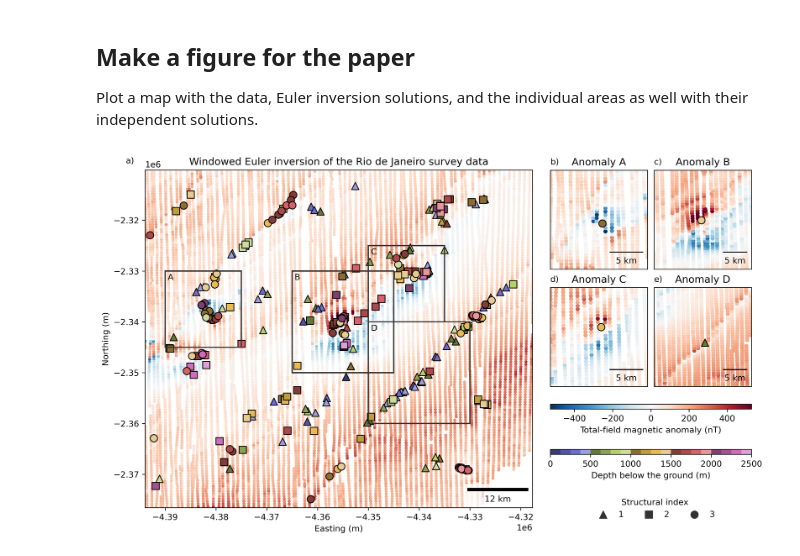
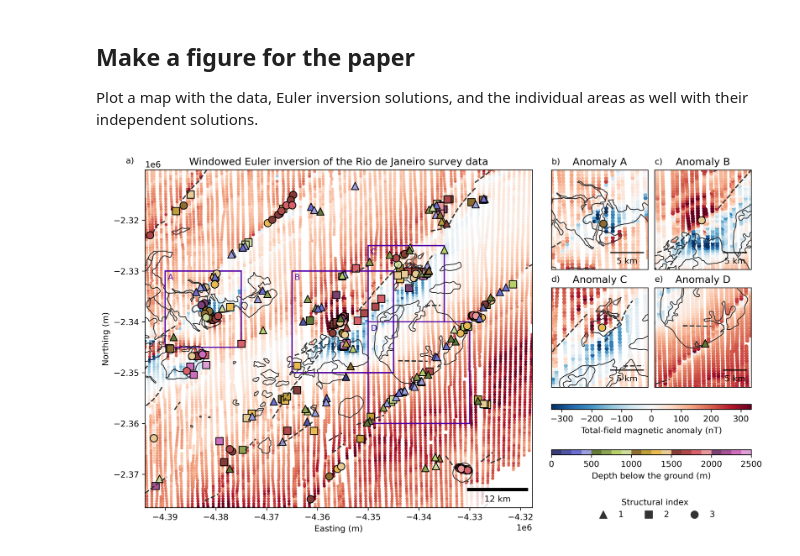
Before and after one commit to compgeolab/euler-inversion, a Jupyter notebook: code/real-data-application.ipynb, the cells around one changed output. Drawn from its saved outputs; the diff is of its cells as text; code cells hidden in the pictures.

Commit message:
Separate processed and raw data and add geology to Rio results

```diff
--- a/code/real-data-application.ipynb
+++ b/code/real-data-application.ipynb
@@ -23,7 +24,7 @@ warnings.filterwarnings("ignore")
 
 Load the processed magnetic data from a CSV file (see `real-data-preparation.ipynb`).
 # %%
-data_dir = Path("..") / "data"
+data_dir = Path("..") / "data" / "processed"
 # %%
 data = pd.read_csv(data_dir / "rio-de-janeiro-magnetic.csv")
 data
@@ -67,3 +66,9 @@ Coordinates:
+# %%
+projection = pyproj.CRS(proj="merc", lat_ts=data.latitude.mean())
+geology = gpd.read_feather(data_dir / "rio-de-janeiro-geology.feather").to_crs(
+    projection
+)
+dikes = gpd.read_feather(data_dir / "rio-de-janeiro-dikes.feather").to_crs(projection)
 # %% [markdown]
 ## Run Euler inversion
 
@@ -121,7 +126,9 @@ for area in areas:
     candidates = []
     for si in [1, 2, 3]:
         candidates.append(
-            euler.EulerInversion(structural_index=si).fit(coordinates, euler_data, weights=weights)
+            euler.EulerInversion(structural_index=si).fit(
+                coordinates, euler_data, weights=weights
+            )
         )
     misfits = [ei.data_misfit_[1] for ei in candidates]
     best = candidates[np.argmin(misfits)]
@@ -143,14 +150,20 @@ Plot a map with the data, Euler inversion solutions, and the individual areas as
 fig = plt.figure(figsize=(11, 6.3), layout="constrained")
 figures = fig.subfigures(1, 2, width_ratios=[2, 1])
 
-ax = figures[0].subplots(1, 1)
-scale = np.percentile(np.abs(data.total_field_anomaly_nT), 99.9)
+# Reduce the data a bit to make it nicer in the plot and avoid oversampling
+# along flight lines
 block_coords, block_mag = vd.BlockReduce(np.median, spacing=500).filter(
     (data.easting_m, data.northing_m), data.total_field_anomaly_nT
 )
-tmp_data = ax.scatter(
-    *block_coords, s=7, c=block_mag, vmin=-scale, vmax=scale, cmap="RdBu_r"
-)
+percentile = 99
+# Get the min-max scale for the data colorbar
+scale = np.percentile(np.abs(block_mag), percentile)
+
+# Markers used for each SI value
+markers = {1: "^", 2: "s", 3: "o"}
+
+# Full data and main results
+ax = figures[0].subplots(1, 1)
 ax.set_title("Windowed Euler inversion of the Rio de Janeiro survey data")
 ax.text(-0.05, 1.02, "a)", transform=ax.transAxes)
 ax.set_aspect("equal")
@@ -158,24 +171,49 @@ ax.set_xlim(data.easting_m.min(), data.easting_m.max())
 ax.set_ylim(data.northing_m.min(), data.northing_m.max())
 ax.set_xlabel("Easting (m)")
 ax.set_ylabel("Northing (m)")
-markers = ["^", "s", "o"]
+# Plot the data
+tmp_data = ax.scatter(
+    *block_coords, s=7, c=block_mag, vmin=-scale, vmax=scale, cmap="RdBu_r"
+)
+# Add rectangles to represent the zoom areas
+for area, name in zip(areas, area_names):
+    box_color = "#5500aa"
+    ax.add_patch(
+        plt.Rectangle(
+            xy=(area[0], area[2]),
+            width=area[1] - area[0],
+            height=area[3] - area[2],
+            fill=None,
+            edgecolor=box_color,
+            linewidth=1.5,
+        )
+    )
+    ax.text(
+        area[0] + 0.5e3, area[3] - 0.5e3, name, verticalalignment="top", color=box_color
+    )
+# Plot the geology
+for category in ["PCP", "K2"]:
+    geology_to_plot = geology[geology["category"] == category]
+    geology_to_plot.plot(ax=ax, color="#00000000", edgecolor="#333333")
+# Plot the Euler inversion solutions
 labels = {}
 size = 75
 vmin, vmax = 0, 2500
-for si, marker in zip([1, 2, 3], markers):
+for si in [2, 3, 1]:
     is_si = euler_windows.structural_indices_ == si
     tmp = ax.scatter(
         *euler_windows.locations_[:2, is_si],
         c=euler_depths[is_si],
         s=size,
-        marker=marker,
+        marker=markers[si],
         vmin=vmin,
         vmax=vmax,
         edgecolors="black",
         linewidths=1,
         cmap="tab20b",
     )
-    labels[si] = ax.scatter([], [], c="#333333", s=size, marker=marker)
+    labels[si] = ax.scatter([], [], c="#333333", s=size, marker=markers[si])
+# Add a scale bar that is the size of the window used for the inversion
 ax.add_artist(
     ScaleBar(
         dx=0.001,
@@ -191,20 +229,13 @@ ax.add_artist(
         scale_formatter=lambda value, unit: f"{value:.0f} {unit}",
     )
 )
+# Plot the dikes on top
+for category in ["Rocha Básica", "Rocha alcalina"]:
+    dikes_to_plot = dikes[dikes["CLASSE_DIQ"] == category]
+    dikes_to_plot = dikes_to_plot[dikes_to_plot.geometry.notnull()]
+    dikes_to_plot.plot(ax=ax, edgecolor="#333333", linestyles="--")
 
-for area, name in zip(areas, area_names):
-    ax.add_patch(
-        plt.Rectangle(
-            xy=(area[0], area[2]),
-            width=area[1] - area[0],
-            height=area[3] - area[2],
-            fill=None,
-            edgecolor="#333333",
-            linewidth=1.5,
-        )
-    )
-    ax.text(area[0] + 0.5e3, area[3] - 0.5e3, name, verticalalignment="top")
-
+# The subareas
 axes = figures[1].subplots(2, 2)
 for area, name, ei, ax, label in zip(
     areas, area_names, area_solutions, axes.ravel(), "bcde"
@@ -214,7 +245,6 @@ for area, name, ei, ax, label in zip(
         (data_area.easting_m, data_area.northing_m), data_area.total_field_anomaly_nT
     )
     ax.scatter(*block_coords, c=block_mag, s=15, vmin=-scale, vmax=scale, cmap="RdBu_r")
-    # ax.set_aspect("equal")
     ax.set_xlim(data_area.easting_m.min(), data_area.easting_m.max())
     ax.set_ylim(data_area.northing_m.min(), data_area.northing_m.max())
     ax.set_title(f"Anomaly {name}")
@@ -225,17 +255,27 @@ for area, name, ei, ax, label in zip(
         labelbottom=False,
         labelleft=False,
     )
+    # Plot the geology
+    for category in ["PCP", "K2"]:
+        geology_to_plot = geology[geology["category"] == category]
+        geology_to_plot.plot(ax=ax, color="#00000000", edgecolor="#333333", aspect=None)
+    for category in ["Rocha Básica", "Rocha alcalina"]:
+        dikes_to_plot = dikes[dikes["CLASSE_DIQ"] == category]
+        dikes_to_plot = dikes_to_plot[dikes_to_plot.geometry.notnull()]
+        dikes_to_plot.plot(ax=ax, edgecolor="#333333", linestyles="--", aspect=None)
+    # Plot the Euler inversion solutions
     ax.scatter(
         *ei.location_[:2],
         c=kn.predict(ei.location_[0:2]) - ei.location_[2],
         s=size,
-        marker=markers[ei.structural_index - 1],
+        marker=markers[ei.structural_index],
         vmin=vmin,
         vmax=vmax,
         edgecolors="black",
         linewidths=1,
         cmap="tab20b",
     )
+    # Add a scale bar
     ax.add_artist(
         ScaleBar(
             dx=1,
@@ -251,6 +291,7 @@ for area, name, ei, ax, label in zip(
     )
     ax.text(0, 1.06, f"{label})", transform=ax.transAxes)
 
+# Legend and colorbars
 figures[1].legend(
     [labels[si] for si in sorted(labels)],
     sorted(labels),
@@ -260,31 +301,32 @@ figures[1].legend(
     edgecolor="#ffffff",
     title="Structural index",
     loc="outside lower center",
     borderpad=1.5,
 )
 figures[1].colorbar(
     tmp,
     ax=axes[1, :],
     aspect=40,
     pad=0.15,
     shrink=1,
     orientation="horizontal",
     label="Depth below the ground (m)",
 )
 figures[1].colorbar(
     tmp_data,
     ax=axes[1, :],
     aspect=40,
     pad=0.15,
     shrink=1,
     orientation="horizontal",
     label="Total-field magnetic anomaly (nT)",
 )
+
 # Save the figure and display the saved figure because savefig and
 # show can sometimes create slightly different figures
 figfile = Path("..") / "paper" / "figures" / "real-data-application.png"
 fig.savefig(figfile, dpi=300, bbox_inches="tight")
 plt.close()
 Image(figfile)
 # %% [output]
-[figure, old version]
+[figure, new version]
```
Also changed, not shown: parts of 4 cells of this notebook, 30 other files.
